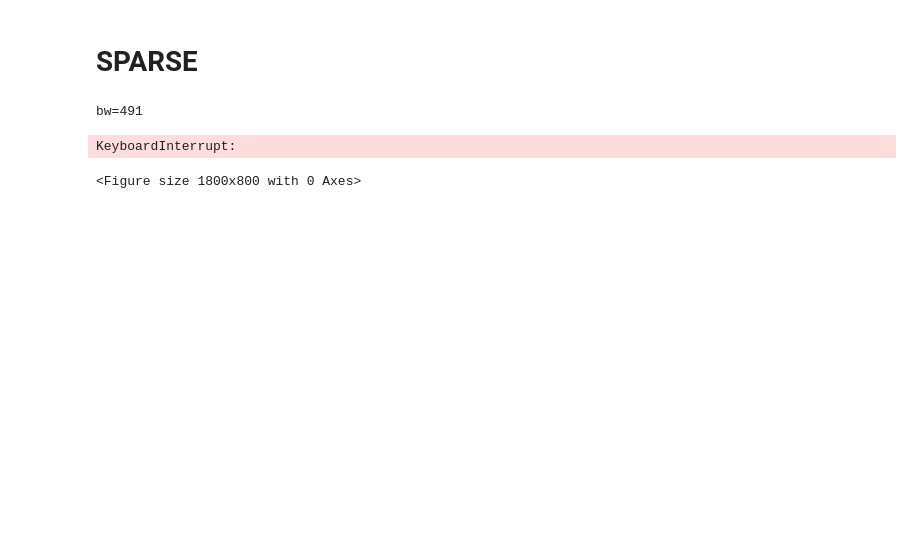
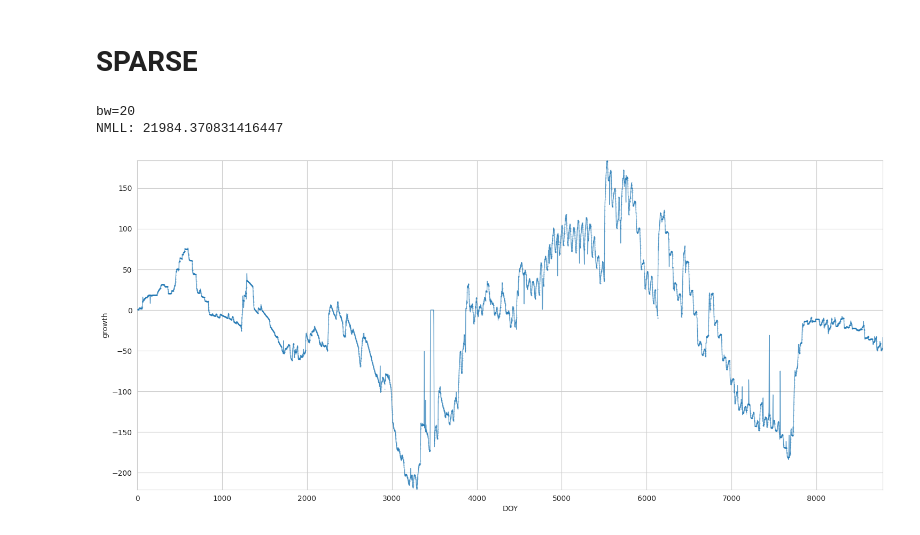
Before and after one commit to ItsNiklas/sparse-gaussian-processes, a Jupyter notebook: applications/DendroDetailed.ipynb, the cells around one changed output. Saved outputs shown, nothing was run; the diff lists cells and outputs as text; code cells hidden in the pictures; blank space fills up the shorter version.

```diff
--- a/applications/DendroDetailed.ipynb
+++ b/applications/DendroDetailed.ipynb
@@ -170,7 +170,7 @@ plt.figure(figsize=(18, 8))
 X_test = jnp.linspace(0, dendro.DOY.max(), 6000).reshape(-1, 1)
 
 c = lambda s : 0 if s == "Beech" else (3 if s == "Sycamore" else 1)
-for tree in tqdm(dendro.dendroNr.unique().tolist()[2:5]):
+for tree in tqdm(dendro.dendroNr.unique()[45:46]):
     df_ = dendro.loc[dendro.dendroNr.eq(tree)]
 
     idx_train = jnp.sort(jax.random.randint(jax.random.PRNGKey(0), (8000,), 0, len(df_.DOY) - 1))
@@ -192,33 +192,33 @@ for tree in tqdm(dendro.dendroNr.unique().tolist()[2:5]):
 
     #gp_model.fit(X_train, y_train)
     mean_pred = gp_model.predict(X_test)
 
     # y_samples = gp_model.sample_y(X_test, 1)
 
     weibull_pred = 0#weibull_params[tree][0] * weibull_F(X_test.ravel(), *weibull_params[tree][1:3])
 
     plt.plot(X_test, mean_pred + weibull_pred, lw=1, zorder=10, alpha = .7, color=sns.color_palette()[c(df_.species.iloc[0])])
 
     plt.scatter(df_.DOY, df_.deltagrowth, lw=1, zorder=1, alpha = .5, color=sns.color_palette()[c(df_.species.iloc[0])], s = .1)
 
     # plt.fill_between(
     #     X_test.ravel(),
     #     mean_pred + weibull_pred - 1.96 * std_pred,
     #     mean_pred + weibull_pred + 1.96 * std_pred,
     #     alpha=.1, zorder=0, color=sns.color_palette("pastel")[c(df_.species.iloc[0])]
     # )
 
     # for idx, single_prior in enumerate(y_samples.T):
     #     plt.plot(
     #         X_test, single_prior + weibull_pred
     #         , alpha=.4, lw=1, linestyle="dashed", c=sns.color_palette("pastel")[c(df_.species.iloc[0])+idx]
     #     )
 
 plt.xlabel("DOY")
 plt.ylabel("growth")
 plt.autoscale(tight=True)
 plt.show()
 # %% [output]
-bw=491
+bw=20
+NMLL: 21984.370831416447
-KeyboardInterrupt:
-<Figure size 1800x800 with 0 Axes>
+[figure, added]
```
Also changed, not shown: parts of 3 cells of this notebook, 6 other files.
